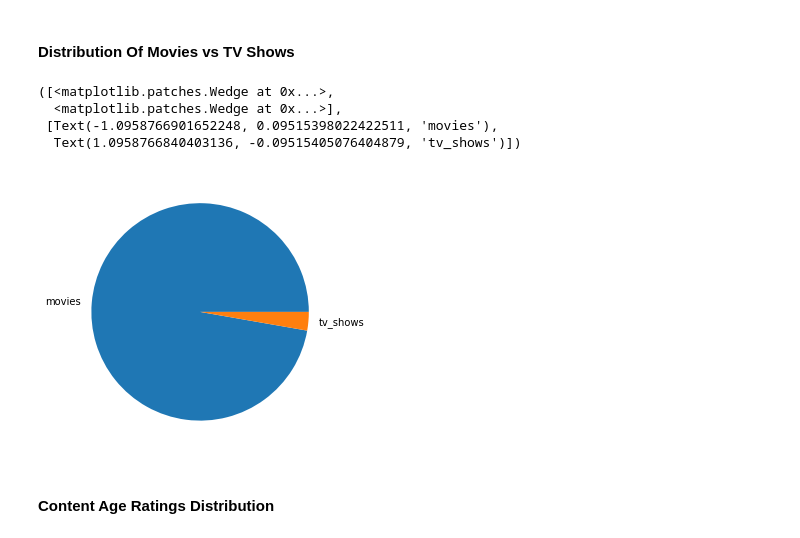
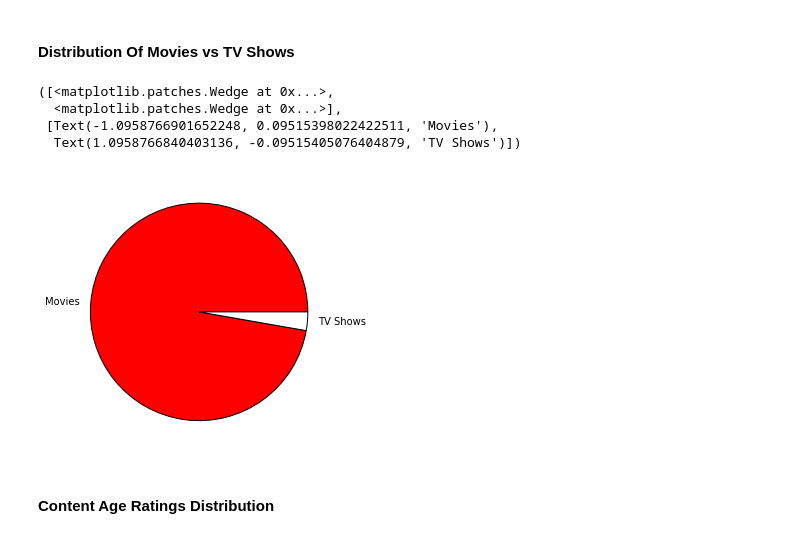
Before and after one commit to SunpreetSChahal/Netflix_EDA-ML, a Jupyter notebook: Netflix Data - EDA and ML Practice.ipynb, the cells around one changed output. Saved outputs shown, nothing was run; the diff lists cells and outputs as text; code cells hidden in the pictures.

```diff
--- a/Netflix Data - EDA and ML Practice.ipynb
+++ b/Netflix Data - EDA and ML Practice.ipynb
@@ -154,17 +154,18 @@ list(cols) # List makes it easier to read
 # %%
 # Distribution Pie
 movies_c = len(movies)
 tv_shows_c = len(tv_shows)
 
 plt.figure(figsize= (10,5))
-labels = ['movies', 'tv_shows']
-plt.pie([movies_c, tv_shows_c], labels=labels)
+labels = ['Movies', 'TV Shows']
+
+plt.pie([movies_c, tv_shows_c], labels=labels, colors= ['red', 'white'], wedgeprops={'edgecolor' :'black'})
 # %% [output]
 ([<matplotlib.patches.Wedge at 0x...>,
   <matplotlib.patches.Wedge at 0x...>],
- [Text(-1.0958766901652248, 0.09515398022422511, 'movies'),
-  Text(1.0958766840403136, -0.09515405076404879, 'tv_shows')])
+ [Text(-1.0958766901652248, 0.09515398022422511, 'Movies'),
+  Text(1.0958766840403136, -0.09515405076404879, 'TV Shows')])
-[figure, old version]
+[figure, new version]
 # %% [markdown]
 #### Content Age Ratings Distribution
 # %%
```
Also changed, not shown: parts of 3 cells of this notebook.
